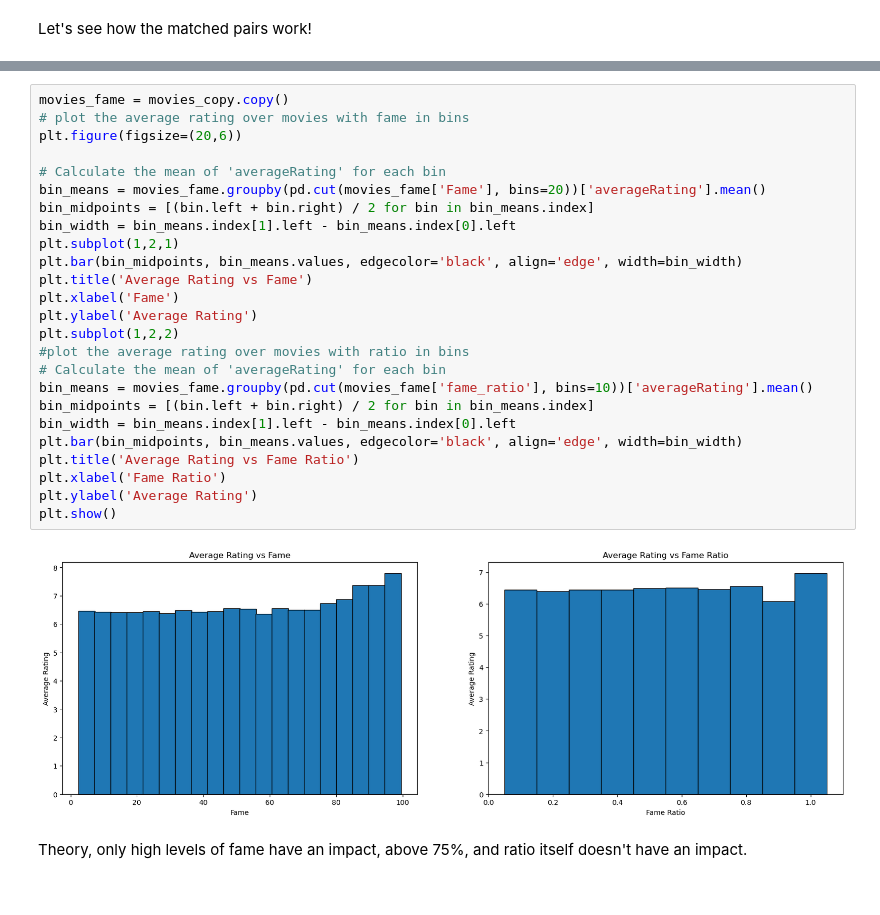
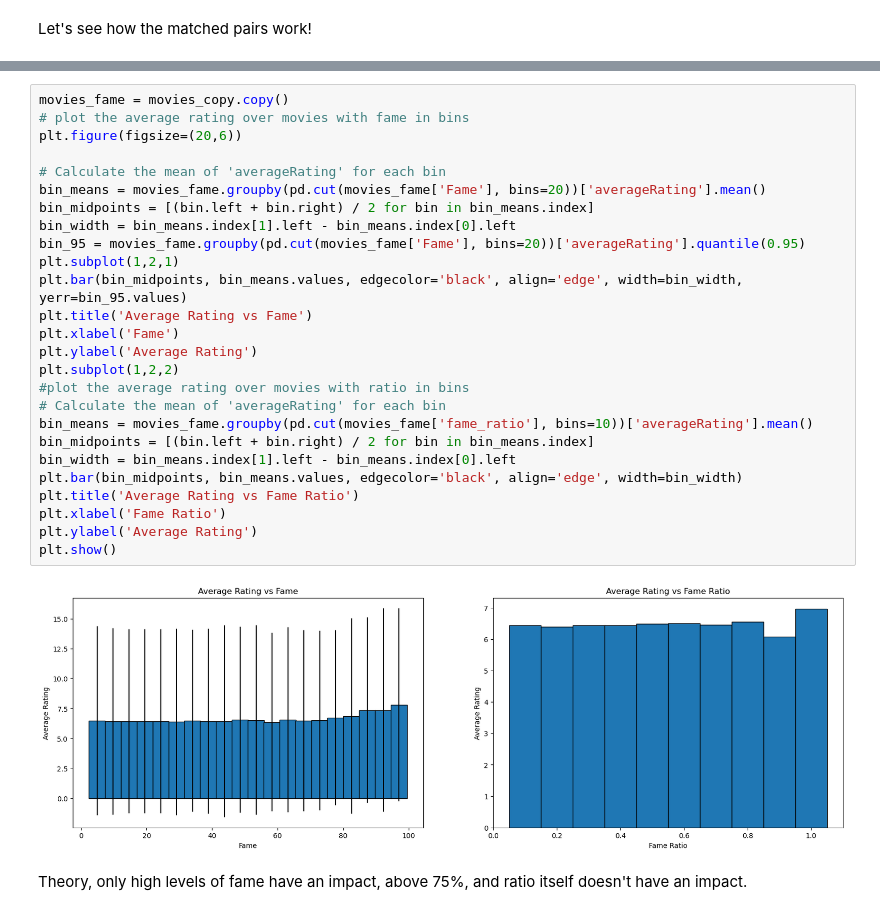
Before and after one commit to epfl-ada/ada-2023-project-shinebrightlikeadamon, a Jupyter notebook: fame_pop_analysis.ipynb, the cells around one changed output, grey strips where cells are left out. Cells and saved outputs as stored; diff of their text form.

Commit message:
Update fame_pop_analysis.ipynb
main ideas

```diff
--- a/fame_pop_analysis.ipynb
+++ b/fame_pop_analysis.ipynb
@@ -802,30 +802,31 @@ No artists with labels found to put in legend.  Note that artists whose label st
 # %%
 movies_fame = movies_copy.copy()
 # plot the average rating over movies with fame in bins
 plt.figure(figsize=(20,6))
 
 # Calculate the mean of 'averageRating' for each bin
 bin_means = movies_fame.groupby(pd.cut(movies_fame['Fame'], bins=20))['averageRating'].mean()
 bin_midpoints = [(bin.left + bin.right) / 2 for bin in bin_means.index]
 bin_width = bin_means.index[1].left - bin_means.index[0].left
+bin_95 = movies_fame.groupby(pd.cut(movies_fame['Fame'], bins=20))['averageRating'].quantile(0.95)
 plt.subplot(1,2,1)
-plt.bar(bin_midpoints, bin_means.values, edgecolor='black', align='edge', width=bin_width)
+plt.bar(bin_midpoints, bin_means.values, edgecolor='black', align='edge', width=bin_width, yerr=bin_95.values)
 plt.title('Average Rating vs Fame')
 plt.xlabel('Fame')
 plt.ylabel('Average Rating')
 plt.subplot(1,2,2)
 #plot the average rating over movies with ratio in bins
 # Calculate the mean of 'averageRating' for each bin
 bin_means = movies_fame.groupby(pd.cut(movies_fame['fame_ratio'], bins=10))['averageRating'].mean()
 bin_midpoints = [(bin.left + bin.right) / 2 for bin in bin_means.index]
 bin_width = bin_means.index[1].left - bin_means.index[0].left
 plt.bar(bin_midpoints, bin_means.values, edgecolor='black', align='edge', width=bin_width)
 plt.title('Average Rating vs Fame Ratio')
 plt.xlabel('Fame Ratio')
 plt.ylabel('Average Rating')
 plt.show()
 # %% [output]
-[figure, old version]
+[figure, new version]
 # %% [markdown]
 Theory, only high levels of fame have an impact, above 75%, and ratio itself doesn't have an impact.
 # %%
```
Also changed, not shown: parts of 6 cells of this notebook.
